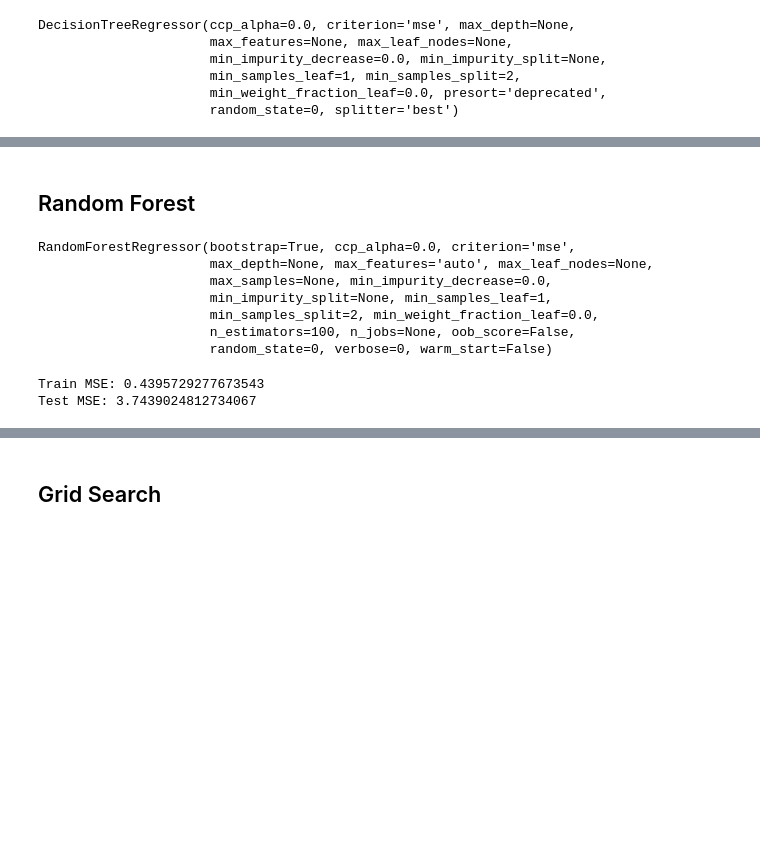
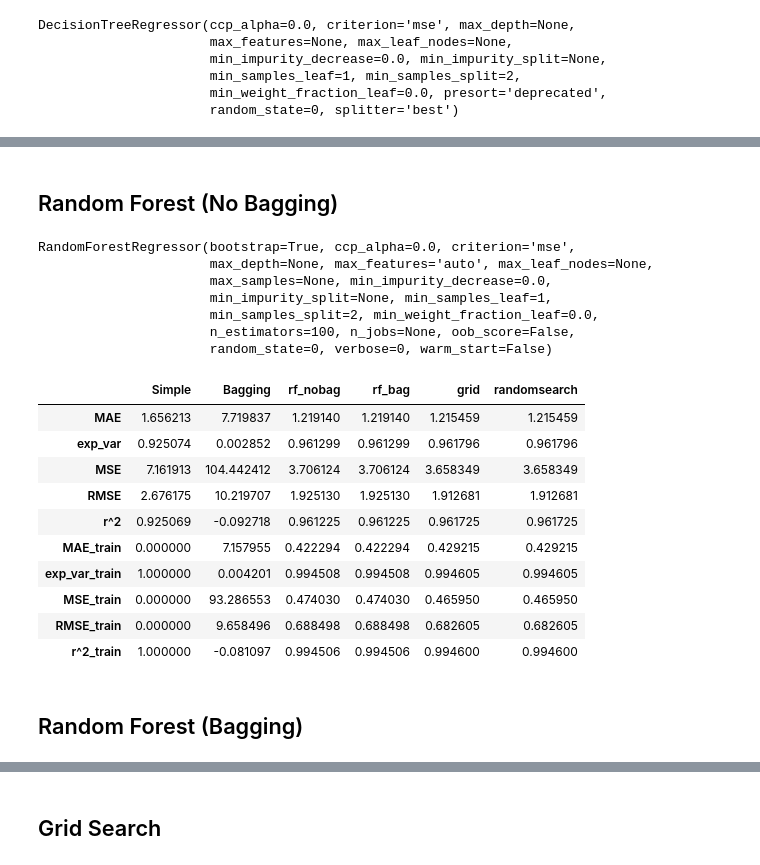
Before and after one commit to crsimmons1/lifeexpectancy, a Jupyter notebook: Regression/TreeDiagrams.ipynb, the cells around one changed output, grey strips where cells are left out. Cells and saved outputs as stored; diff of their text form; code cells hidden in the pictures; blank space fills up the shorter version.

Commit message:
Added bagging

```diff
--- a/Regression/TreeDiagrams.ipynb
+++ b/Regression/TreeDiagrams.ipynb
@@ -36,0 +6,16 @@ y_train.head()
+# %%
+import pandas as pd
+import numpy as np
+
+# Import data
+data= pd.read_csv("cleaned_data.csv")
+
+# Split in X and y
+y = pd.DataFrame(data.LifeExpectancy)
+X = data.drop(columns=['LifeExpectancy','TExp', 'Year'])
+
+#Train-test split
+from sklearn.model_selection import train_test_split
+X_train, X_test, y_train, y_test = train_test_split(X, y, test_size = 0.2, random_state=33)
+
+data.head(5)
@@ -72,0 +93,13 @@ Test MSE: 7.156704119850191
+# %%
+from sklearn.ensemble import BaggingRegressor
+from sklearn.svm import SVR
+
+bag = BaggingRegressor(base_estimator=SVR(),
+                        n_estimators=10, random_state=0).fit(X_train, y_train)
+# %%
+# Metrics for the training
+y_pred_train = bag.predict(X_train)
+y_pred_test = bag.predict(X_test)
+RESULTS["Bagging"] = evaluate_model(y_test, y_train, y_pred_test,y_pred_train)
+
+pd.DataFrame(RESULTS)
@@ -73,9 +118,9 @@ Test MSE: 7.156704119850191
 # %% [markdown]
-## Random Forest
+## Random Forest (No Bagging)
 # %%
 from sklearn.ensemble import RandomForestRegressor
 # %%
-rf = RandomForestRegressor(random_state=0)
+rf = RandomForestRegressor(max_features="auto", random_state=0)
 rf.fit(X_train, y_train)
 # %% [output]
 RandomForestRegressor(bootstrap=True, ccp_alpha=0.0, criterion='mse',
@@ -96,6 +133,21 @@ test_MSE = mean_squared_error(y_test, testing_preds)
-# %%
-print("Train MSE: "+ str(train_MSE))
-print("Test MSE: "+ str(test_MSE))
-# %% [output]
-Train MSE: 0.4395729277673543
-Test MSE: 3.7439024812734067
+# %%
+# Metrics for the training
+y_pred_train = rf.predict(X_train)
+y_pred_test = rf.predict(X_test)
+RESULTS["rf_nobag"] = evaluate_model(y_test, y_train, y_pred_test,y_pred_train)
+
+pd.DataFrame(RESULTS)
+# %% [output]
+|  | Simple | Bagging | rf_nobag | rf_bag | grid | randomsearch |
+| MAE | 1.656213 | 7.719837 | 1.219140 | 1.219140 | 1.215459 | 1.215459 |
+| exp_var | 0.925074 | 0.002852 | 0.961299 | 0.961299 | 0.961796 | 0.961796 |
+| MSE | 7.161913 | 104.442412 | 3.706124 | 3.706124 | 3.658349 | 3.658349 |
+| RMSE | 2.676175 | 10.219707 | 1.925130 | 1.925130 | 1.912681 | 1.912681 |
+| r^2 | 0.925069 | -0.092718 | 0.961225 | 0.961225 | 0.961725 | 0.961725 |
+| MAE_train | 0.000000 | 7.157955 | 0.422294 | 0.422294 | 0.429215 | 0.429215 |
+| exp_var_train | 1.000000 | 0.004201 | 0.994508 | 0.994508 | 0.994605 | 0.994605 |
+| MSE_train | 0.000000 | 93.286553 | 0.474030 | 0.474030 | 0.465950 | 0.465950 |
+| RMSE_train | 0.000000 | 9.658496 | 0.688498 | 0.688498 | 0.682605 | 0.682605 |
+| r^2_train | 1.000000 | -0.081097 | 0.994506 | 0.994506 | 0.994600 | 0.994600 |
+# %% [markdown]
+## Random Forest (Bagging)
```
Also changed, not shown: parts of 30 cells of this notebook.
